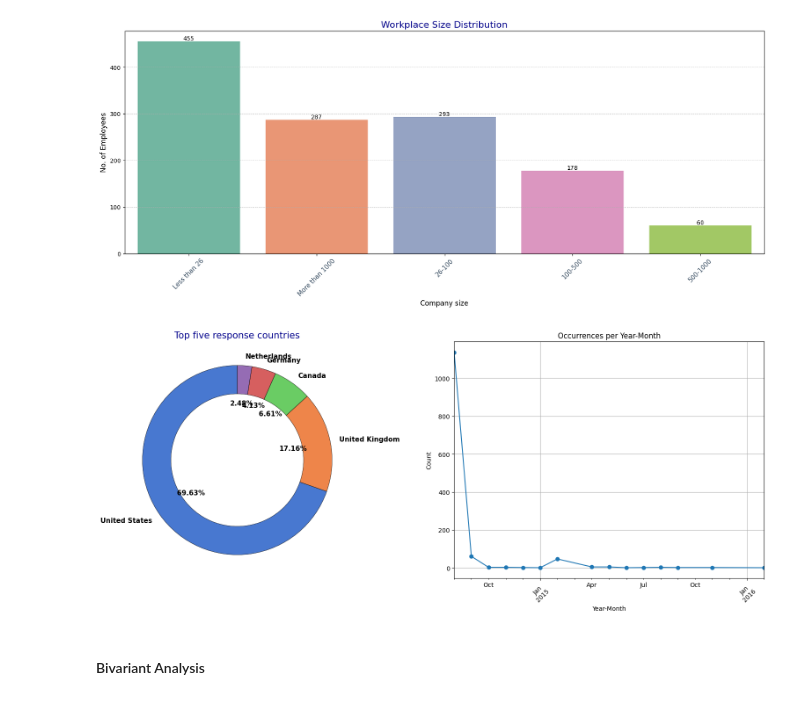
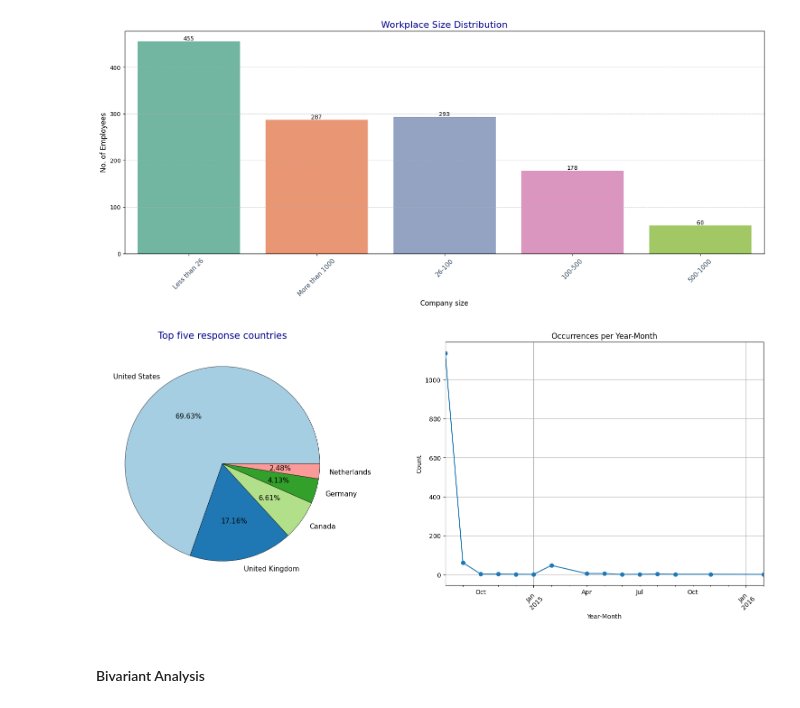
Before and after one commit to guavacoderepo/SOFT40161-COURSE-WORK, a Jupyter notebook: NTU_N1280799_SOFT40161_2.ipynb, the cells around one changed output. Cells and saved outputs as stored; diff of their text form; code cells hidden in the pictures.

```diff
--- a/NTU_N1280799_SOFT40161_2.ipynb
+++ b/NTU_N1280799_SOFT40161_2.ipynb
@@ -80,8 +104,16 @@ continents = {
     "Asia": ['India', 'Israel', 'Thailand', 'Singapore', 'Japan', 'China', 'Georgia', 'Philippines'],
 }
 
-def country_to_continent(Country:str):
-    for continent, countries in continents.items():
-        if Country in countries:
-            return continent
-    return 'Unknown'
+
+def country_to_continent(Country: str):
+    '''
+    Country: string
+    '''
+    try:
+        for continent, countries in continents.items():
+            if Country in countries:
+                return continent
+        return 'Unknown'
+    except Exception as e:
+        print(f"Error mapping country '{Country}' to continent: {e}")
+        return 'Unknown'
@@ -499,24 +601,24 @@ plt.ylabel('No. of Employees', fontsize=12);
 # %% [output]
 [figure]
 # %%
+# Distribution of the how individuals response to the survey
 fig, (ax1, ax2) = plt.subplots(1, 2)
-# Distribution of the how individuals response to the survey
 duration_value = df.groupby('YearMonth')['YearMonth'].value_counts()
 
 duration_value.plot(kind='line', marker='o', ax=ax2)
 plt.title('Occurrences per Year-Month')
 plt.xlabel('Year-Month')
 plt.ylabel('Count')
 plt.xticks(rotation=45)
 plt.grid(True)
 
 # top five countries chart
 values = df['Country'].value_counts().head(5)
 labels = values.index
 
-plot_doughnut_chart(values, labels,"Top five response countries", ax=ax1)
+plot_pie_chart(values, labels,"Top five response countries", ax=ax1)
 # %% [output]
-[figure, old version]
+[figure, new version]
 # %% [markdown]
 #### Bivariant Analysis
 # %%
```
Also changed, not shown: parts of 66 cells of this notebook, 1 other file.
